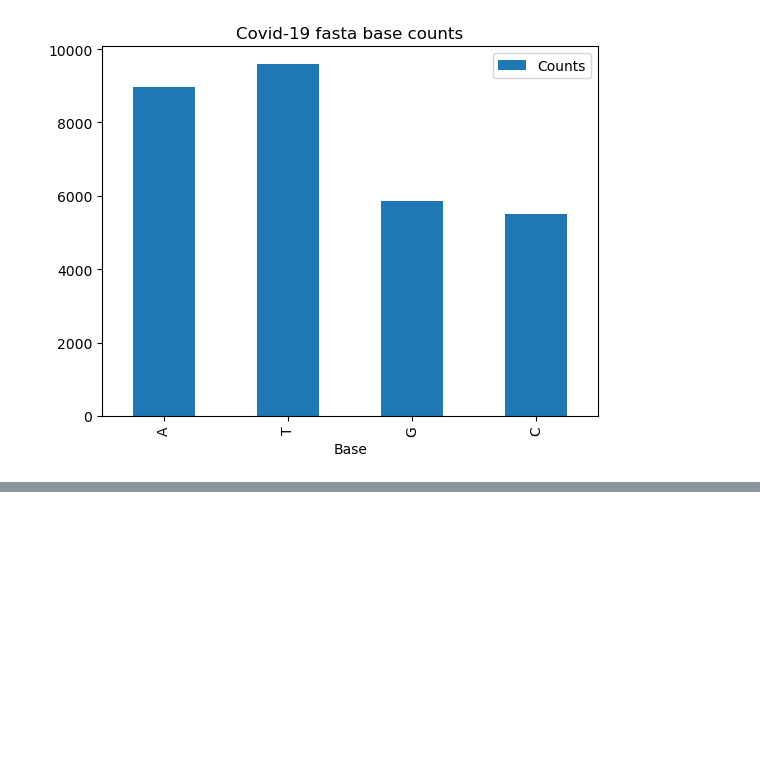
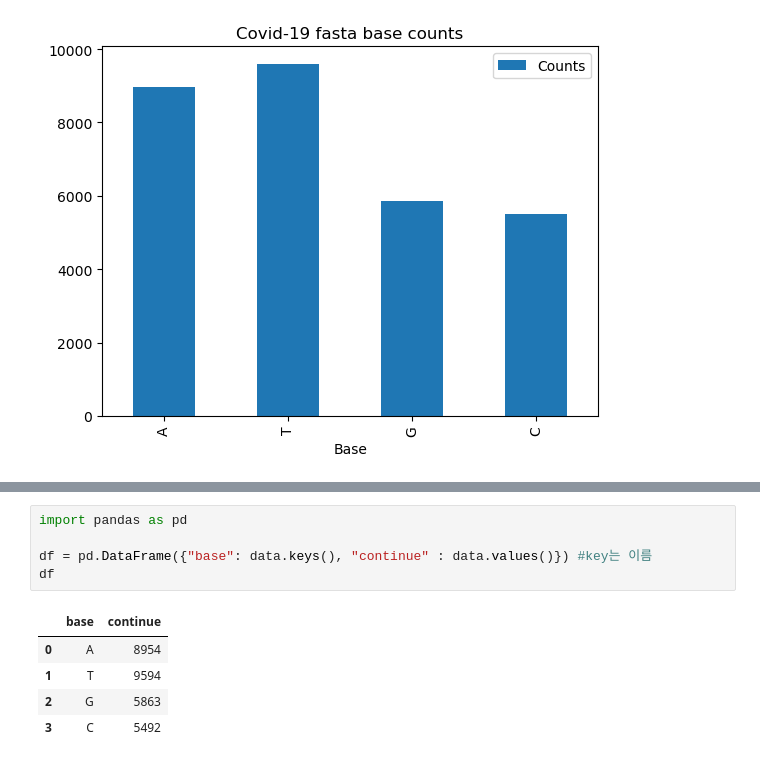
Before and after one commit to shy3180/YSH, a Jupyter notebook: 240429/Covid-19 fasta base counts.ipynb, the cells around one changed output, grey strips where cells are left out. Cells and saved outputs as stored; diff of their text form; blank space fills up the shorter version.

```diff
--- a/240429/Covid-19 fasta base counts.ipynb
+++ b/240429/Covid-19 fasta base counts.ipynb
@@ -42,0 +61,11 @@ df.plot(
+# %%
+import pandas as pd
+
+df = pd.DataFrame({"base": data.keys(), "continue" : data.values()}) #key는 이름
+df
+# %% [output]
+|  | base | continue |
+| 0 | A | 8954 |
+| 1 | T | 9594 |
+| 2 | G | 5863 |
+| 3 | C | 5492 |
```
Also changed, not shown: parts of 3 cells of this notebook, 9 other files.
